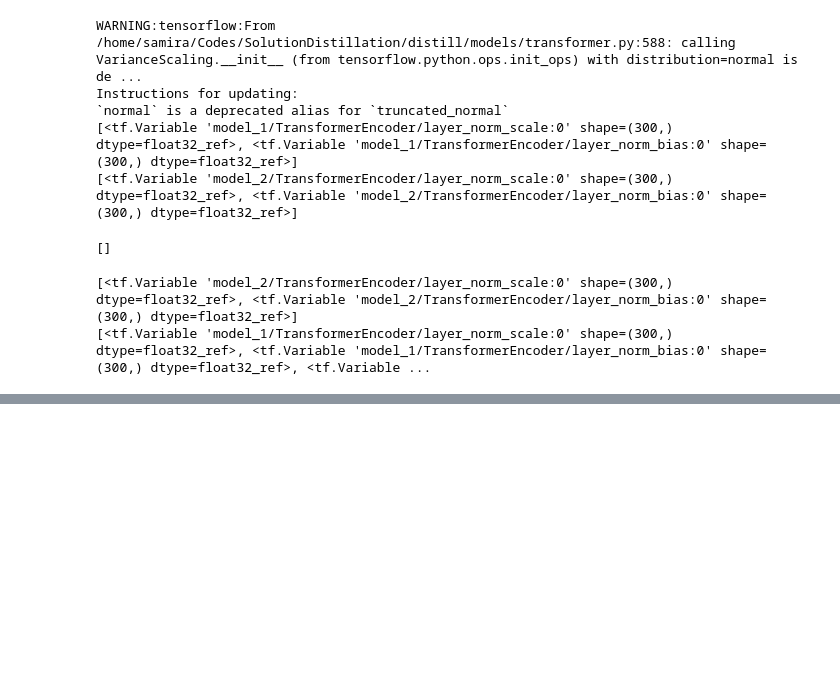
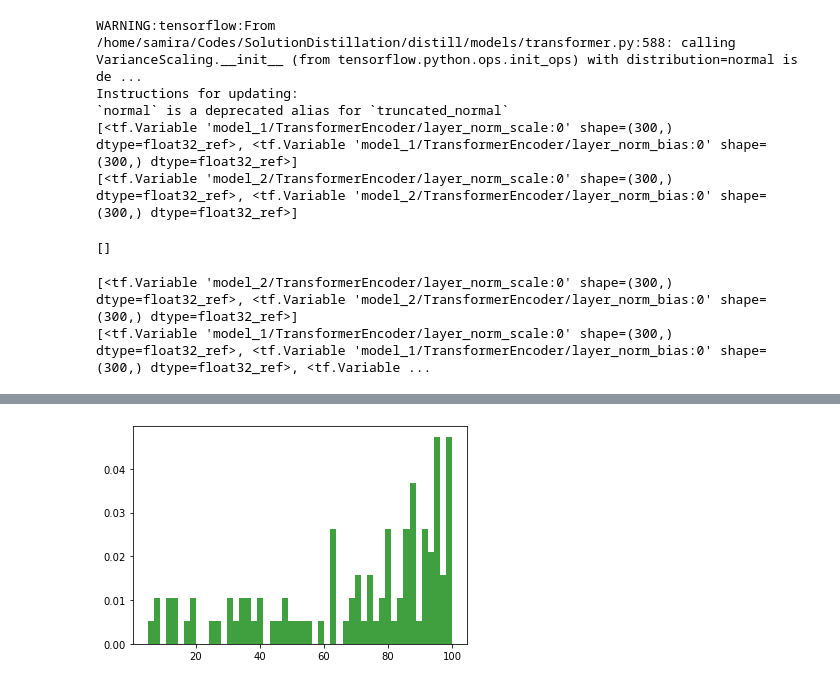
Before and after one commit to samiraabnar/SolutionDistillation, a Jupyter notebook: notebooks/arithmatic.ipynb, the cells around one changed output, grey strips where cells are left out. Drawn from its saved outputs; the diff is of its cells as text; code cells hidden in the pictures; blank space fills up the shorter version.

```diff
--- a/notebooks/arithmatic.ipynb
+++ b/notebooks/arithmatic.ipynb
@@ -342,0 +322,15 @@ with g.as_default():
+# %%
+import scipy.stats as stats
+
+N = 100
+numbers = np.arange(1, N+1, 1)
+weights = np.arange(N+1,1, -1)
+a = 0.6
+weights = weights ** (-a)
+weights /= weights.sum()
+bounded_zipf = stats.rv_discrete(name='bounded_zipf', values=(numbers, weights))
+# %%
+n, bins, patches = plt.hist(bounded_zipf.rvs(size=100), 50, density=True, facecolor='g', alpha=0.75)
+plt.show()
+# %% [output]
+[figure, added]
```
Also changed, not shown: parts of 20 cells of this notebook, 3 other files.
